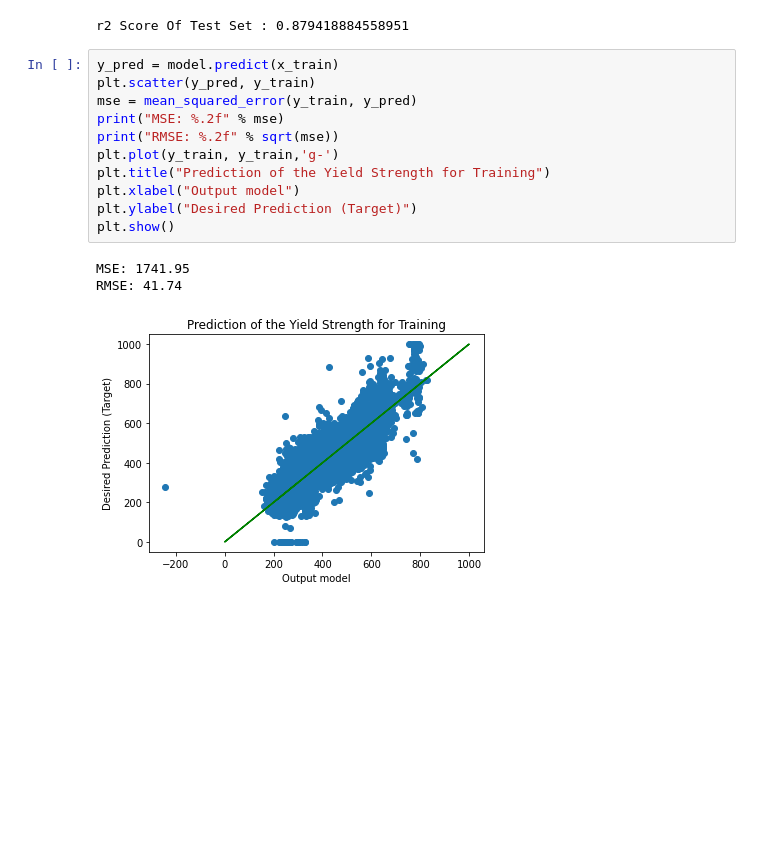
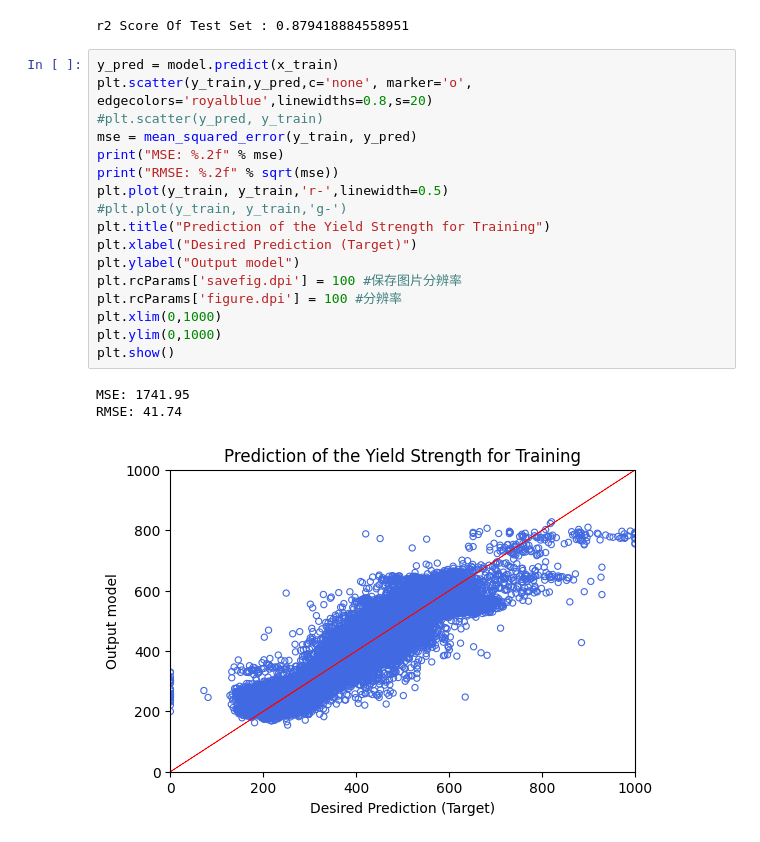
Before and after one commit to TankerRongze/ZeRongNSCI0028_Project, a Jupyter notebook: BELM.ipynb, the cells around one changed output. Saved outputs shown, nothing was run; the diff lists cells and outputs as text; blank space fills up the shorter version.

```diff
--- a/BELM.ipynb
+++ b/BELM.ipynb
@@ -108,19 +108,25 @@ print(f"r2 Score Of Test Set : {r2_score(y_test, prediction)}")
 r2 Score Of Test Set : 0.879418884558951
 # %%
 y_pred = model.predict(x_train)
-plt.scatter(y_pred, y_train)
+plt.scatter(y_train,y_pred,c='none', marker='o', edgecolors='royalblue',linewidths=0.8,s=20)
+#plt.scatter(y_pred, y_train)
 mse = mean_squared_error(y_train, y_pred)
 print("MSE: %.2f" % mse)
 print("RMSE: %.2f" % sqrt(mse))
-plt.plot(y_train, y_train,'g-')
+plt.plot(y_train, y_train,'r-',linewidth=0.5)
+#plt.plot(y_train, y_train,'g-')
 plt.title("Prediction of the Yield Strength for Training")
-plt.xlabel("Output model")
-plt.ylabel("Desired Prediction (Target)")
+plt.xlabel("Desired Prediction (Target)")
+plt.ylabel("Output model")
+plt.rcParams['savefig.dpi'] = 100 #保存图片分辨率
+plt.rcParams['figure.dpi'] = 100 #分辨率
+plt.xlim(0,1000)
+plt.ylim(0,1000)
 plt.show()
 # %% [output]
 MSE: 1741.95
 RMSE: 41.74
-[figure, old version]
+[figure, new version]
 # %%
 y_pred_test = model.predict(x_test)
 plt.scatter(y_pred_test, y_test)
```
Also changed, not shown: parts of 1 cell of this notebook.
